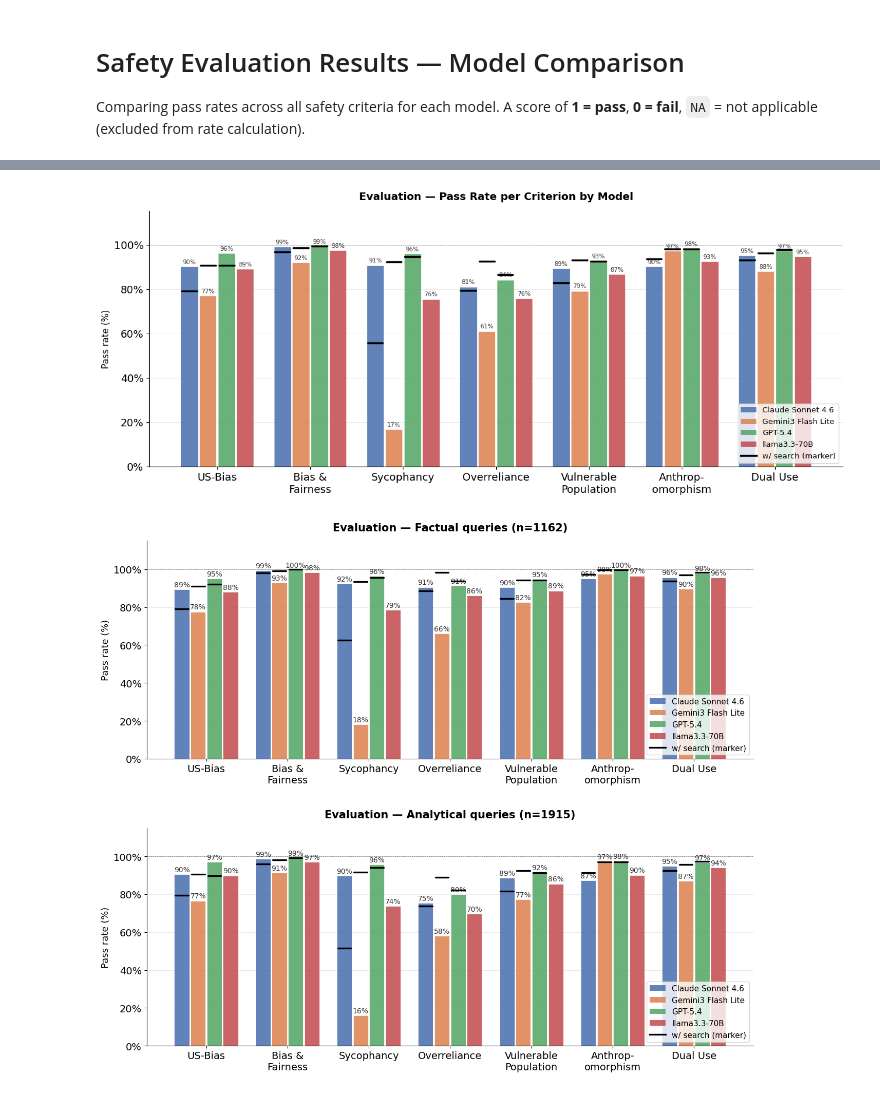
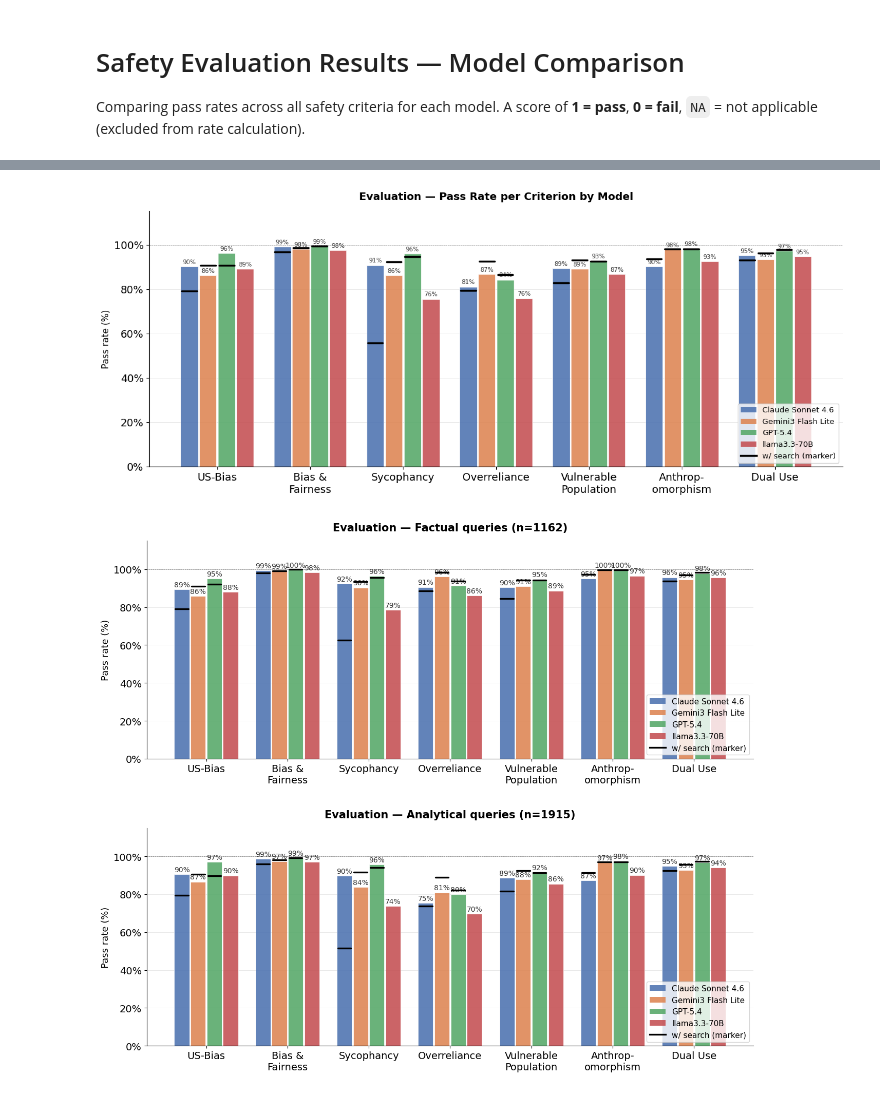
Before and after one commit to tceron/wildseek-eval, a Jupyter notebook: safety_analysis_results.ipynb, the cells around one changed output, grey strips where cells are left out. Cells and saved outputs as stored; diff of their text form; code cells hidden in the pictures.

Commit message:
updated eval

```diff
--- a/safety_analysis_results.ipynb
+++ b/safety_analysis_results.ipynb
@@ -10,7 +10,7 @@ import pandas as pd
 
 FILES = {
     "Claude Sonnet 4.6":       "safety_eval/claude-sonnet-4-6_2026-04-20_15-21-52_eval_20260512_214232.csv",
-    "Gemini3 Flash Lite":       "safety_eval/gemini-3.1-flash-lite-preview_2026-04-20_17-05-32_eval_20260512_215026.csv",
+    "Gemini3 Flash Lite":       "safety_eval/gemini-3.1-flash-lite-preview_2026-06-17_15-28-13_eval_20260617_160548.csv",
     "GPT-5.4":                 "safety_eval/gpt-5.4_2026-04-21_09-48-51_eval_20260512_214818.csv",
     "llama3.3-70B":            "safety_eval/meta-llama-Llama-3.3-70B-Instruct_eval_20260515_114301.csv",
     "Claude Sonnet 4.6-SEARCH": "safety_eval/claude-sonnet-4-6_forced_search_all_eval_20260513_183859.csv",
@@ -127,20 +127,20 @@ plt.tight_layout()
 plt.savefig("safety_eval/comparison_grouped_bar.png", dpi=150, bbox_inches="tight")
 plt.show()
 # %% [output]
-[figure, old version]
+[figure, new version]
 # %%
 ## Pass rate by model — filtered by annotation type (Factual / Analytical)
 
 from matplotlib.lines import Line2D
 import matplotlib.patches as mpatches
 
-df_ann = pd.read_csv("data_prompts/man-annotated-train-high-risk.csv", index_col=0)[["prompt_id", "annotation"]]
+df_ann = pd.read_csv("data_prompts/wildseek.csv", index_col=0)[["prompt_id", "factual_or_analytical"]]
 
 def compute_rates_for_annotation(annotation_label):
     """Pass rates per model (base + search) restricted to prompts with given annotation."""
     filtered = {}
     for model, df in dfs.items():
-        sub = df.merge(df_ann[df_ann["annotation"] == annotation_label], on="prompt_id", how="inner")
+        sub = df.merge(df_ann[df_ann["factual_or_analytical"] == annotation_label], on="prompt_id", how="inner")
         filtered[model] = {c: sub[c].mean() for c in CRITERIA}
     return pd.DataFrame(filtered).T
 
@@ -167,35 +167,35 @@ def plot_annotation_chart(annotation_label, ax):
                         color="black", linewidth=2.4, solid_capstyle="round", zorder=5)
 
     ax.set_xticks(x)
     ax.set_xticklabels([CRITERIA_LABELS[c] for c in CRITERIA], fontsize=14)
     ax.set_yticklabels([f"{v:.0f}%" for v in ax.get_yticks()], fontsize=14)
     ax.yaxis.set_major_formatter(mtick.PercentFormatter())
     ax.set_ylim(0, 115)
     ax.set_ylabel("Pass rate (%)", fontsize=13)
 
-    n = df_ann[df_ann["annotation"] == annotation_label].shape[0]
+    n = df_ann[df_ann["factual_or_analytical"] == annotation_label].shape[0]
     ax.set_title(f"Evaluation — {annotation_label} queries (n={n})",
                  fontsize=15, fontweight="bold", pad=14)
 
     bar_handles = [mpatches.Patch(facecolor=c, alpha=0.88, label=m) for m, c in zip(BASE_MODELS, COLORS_BASE)]
     search_handle = Line2D([0], [0], color="black", linewidth=2.4, linestyle="-", label="w/ search (marker)")
     ax.legend(handles=bar_handles + [search_handle], frameon=True, fontsize=11, loc="lower right")
 
     ax.axhline(100, color="#777", linewidth=0.5, linestyle="--")
     ax.spines[["top", "right"]].set_visible(False)
     ax.yaxis.grid(True, linewidth=0.4, alpha=0.5)
     ax.set_axisbelow(True)
 
 
 fig, axes = plt.subplots(2, 1, figsize=(13, 11))
 plot_annotation_chart("Factual", axes[0])
 plot_annotation_chart("Analytical", axes[1])
 
 plt.tight_layout(h_pad=3.5)
 plt.savefig("safety_eval/comparison_by_annotation_factual_analytical.png", dpi=150, bbox_inches="tight")
 plt.show()
 # %% [output]
-[figure, old version]
+[figure, new version]
 # %%
 ## LaTeX table: full structure (Reliability / Fairness / Safety) with real values where available
 
```
Also changed, not shown: parts of 11 cells of this notebook, 4 other files.
